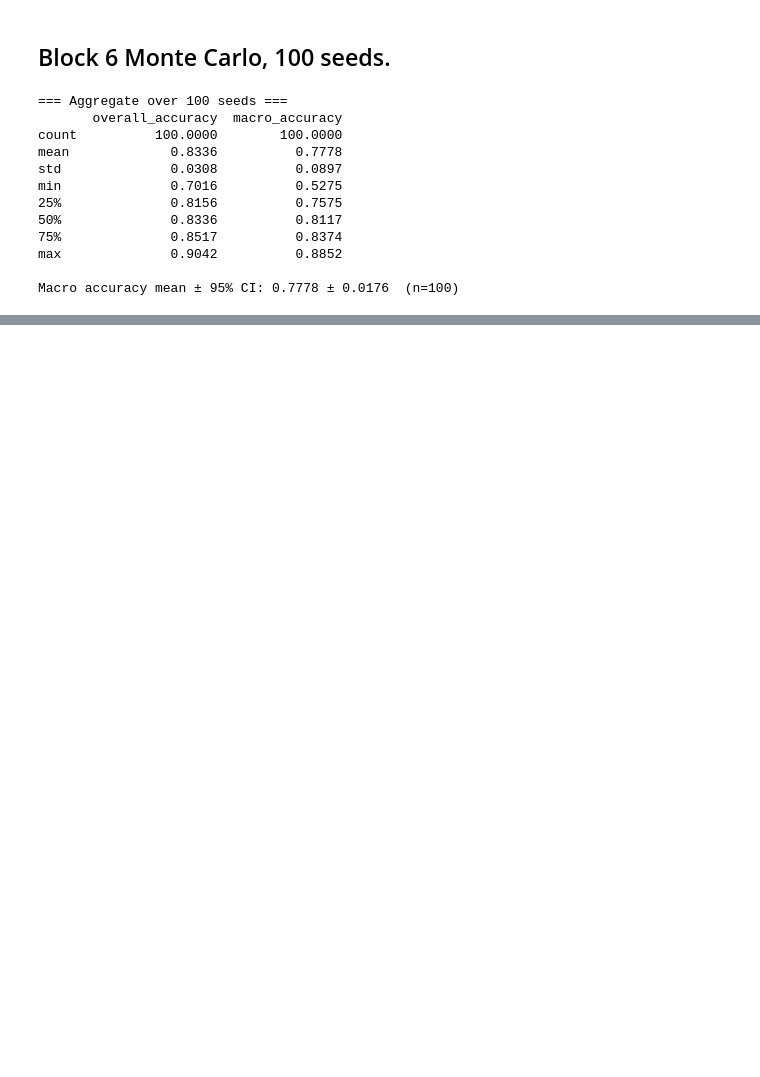
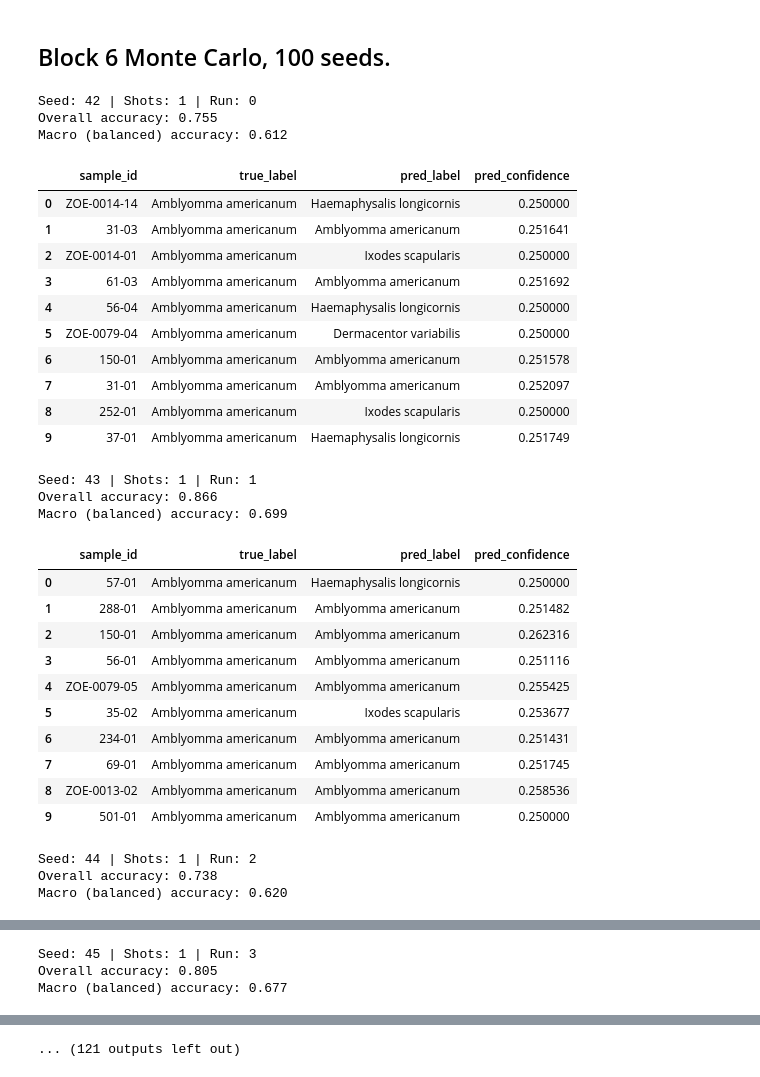
Before and after one commit to jjivandas/tick_classification_project, a Jupyter notebook: notebooks/03_finetuning_svm.ipynb, the cells around one changed output, grey strips where cells are left out. Saved outputs shown, nothing was run; the diff lists cells and outputs as text; code cells hidden in the pictures; blank space fills up the shorter version.

```diff
--- a/notebooks/03_finetuning_svm.ipynb
+++ b/notebooks/03_finetuning_svm.ipynb
@@ -475,10 +475,8 @@ Confusion table (counts) — 5-shot, run=0
 # %% [markdown]
 ## Block 6 Monte Carlo, 100 seeds.
 # %%
-# === Block 6 — Monte Carlo sweep (shots × 100 runs), append to MASTER (no plots) ===
+# === Block 6 — Monte Carlo sweep (shots × RUNS), append to MASTER (no plots) ===
 # Assumes Blocks 0–5 are loaded.
-# Uses: SHOT_LEVELS, RUN_IDS, seed_for, split_once, train_predict_collect, MASTER,
-#       by_species, included_species
 
 from tqdm import tqdm
 import traceback
@@ -490,17 +488,16 @@ PREVIEW_PLOTS, SAVE_PLOTS = False, False
 failed_runs = []   # (shots, run_id, error_message)
 total_written = 0  # number of rows appended to MASTER in this sweep
 
-for shots in SHOT_LEVELS:                     # e.g., [1, 3, 5, 10]
-    pbar = tqdm(RUN_IDS, desc=f"{shots}-shot runs", leave=True)
-    for run_id in pbar:                       # 0..99
-        seed = seed_for(shots, run_id)        # nested policy: seed == run_id
+for shots in SHOTS:                             # e.g., [1, 3, 5, 10]
+    pbar = tqdm(range(RUNS), desc=f"{shots}-shot runs", leave=True)
+    for run_id in pbar:                         # 0..RUNS-1
+        seed = seed_for(shots, run_id)          # our policy: seed == BASE_SEED + run_id
 
         try:
             # 1) Split
-            train_pairs, test_pairs, split_counts = split_once(
+            train_pairs, test_pairs, split_counts, n_test_run = split_once(
                 by_species, included_species, k=shots, seed=seed
             )
-            n_test_run = len(test_pairs)
 
             # 2) Train + predict + collect rows for MASTER
             pred_rows, per_class_df, macro_acc, overall_acc, y_true, y_pred = train_predict_collect(
@@ -515,57 +512,76 @@ for shots in SHOT_LEVELS:                     # e.g., [1, 3, 5, 10]
             write_header = not MASTER.exists()
 
             if not write_header:
-                keys_existing = pd.read_csv(MASTER, usecols=["shots","run_id","sample_id"])
+                keys_existing = pd.read_csv(MASTER, usecols=["shots", "run_id", "sample_id"])
                 merged = df_run.merge(keys_existing.assign(_exists=1),
-                                      on=["shots","run_id","sample_id"], how="left")
+                                      on=["shots", "run_id", "sample_id"], how="left")
                 df_run = merged[merged["_exists"].isna()].drop(columns=["_exists"])
 
             if len(df_run) > 0:
                 df_run.to_csv(MASTER, mode="a", header=write_header, index=False)
                 total_written += len(df_run)
 
-            # update tqdm postfix sparsely
-            pbar.set_postfix(rows_written=len(df_run), macro=f"{macro_acc:.3f}", overall=f"{overall_acc:.3f}")
+            # Update tqdm summary
+            pbar.set_postfix(rows_written=len(df_run),
+                             macro=f"{macro_acc:.3f}", overall=f"{overall_acc:.3f}")
 
         except Exception as e:
             failed_runs.append((shots, run_id, str(e)))
-            # keep going; print a terse one-line error to console
             print(f"[ERROR] shots={shots} run_id={run_id} | {e}")
-            # Uncomment to see full trace while debugging:
+            # For deep debugging, uncomment:
             # traceback.print_exc()
 
-# restore flags
+# Restore flags
 PREVIEW_PLOTS, SAVE_PLOTS = _PREV, _SAVE
 
 # --- Sweep summary + sanity checks ---
 print("\n=== Block 6 sweep complete ===")
 print(f"Total rows appended to MASTER in this sweep: {total_written}")
 if len(failed_runs):
     print(f"Failures: {len(failed_runs)}")
     for shots, run_id, msg in failed_runs[:10]:
         print(f"  shots={shots} run_id={run_id} -> {msg}")
     if len(failed_runs) > 10:
         print("  ... (truncated)")
 
 # Quick duplicate sanity check on keys
 try:
-    _keys = pd.read_csv(MASTER, usecols=["shots","run_id","sample_id"])
-    n_dupes = _keys.duplicated(subset=["shots","run_id","sample_id"]).sum()
+    _keys = pd.read_csv(MASTER, usecols=["shots", "run_id", "sample_id"])
+    n_dupes = _keys.duplicated(subset=["shots", "run_id", "sample_id"]).sum()
     print(f"Duplicate rows in MASTER on (shots, run_id, sample_id): {n_dupes}")
 except Exception as e:
     print(f"[WARN] Could not run duplicate check: {e}")
 
 print("MASTER at:", MASTER.resolve())
 # %% [output]
-=== Aggregate over 100 seeds ===
-       overall_accuracy  macro_accuracy
-count          100.0000        100.0000
-mean             0.8336          0.7778
-std              0.0308          0.0897
-min              0.7016          0.5275
-25%              0.8156          0.7575
-50%              0.8336          0.8117
-75%              0.8517          0.8374
-max              0.9042          0.8852
-
-Macro accuracy mean ± 95% CI: 0.7778 ± 0.0176  (n=100)
+Seed: 42 | Shots: 1 | Run: 0
+Overall accuracy: 0.755
+Macro (balanced) accuracy: 0.612
+|  | sample_id | true_label | pred_label | pred_confidence |
+| 0 | ZOE-0014-14 | Amblyomma americanum | Haemaphysalis longicornis | 0.250000 |
+| 1 | 31-03 | Amblyomma americanum | Amblyomma americanum | 0.251641 |
+| 2 | ZOE-0014-01 | Amblyomma americanum | Ixodes scapularis | 0.250000 |
+| 3 | 61-03 | Amblyomma americanum | Amblyomma americanum | 0.251692 |
+| 4 | 56-04 | Amblyomma americanum | Haemaphysalis longicornis | 0.250000 |
+| 5 | ZOE-0079-04 | Amblyomma americanum | Dermacentor variabilis | 0.250000 |
+| 6 | 150-01 | Amblyomma americanum | Amblyomma americanum | 0.251578 |
+| 7 | 31-01 | Amblyomma americanum | Amblyomma americanum | 0.252097 |
+| 8 | 252-01 | Amblyomma americanum | Ixodes scapularis | 0.250000 |
+| 9 | 37-01 | Amblyomma americanum | Haemaphysalis longicornis | 0.251749 |
+Seed: 43 | Shots: 1 | Run: 1
+Overall accuracy: 0.866
+Macro (balanced) accuracy: 0.699
+|  | sample_id | true_label | pred_label | pred_confidence |
+| 0 | 57-01 | Amblyomma americanum | Haemaphysalis longicornis | 0.250000 |
+| 1 | 288-01 | Amblyomma americanum | Amblyomma americanum | 0.251482 |
+| 2 | 150-01 | Amblyomma americanum | Amblyomma americanum | 0.262316 |
+| 3 | 56-01 | Amblyomma americanum | Amblyomma americanum | 0.251116 |
+| 4 | ZOE-0079-05 | Amblyomma americanum | Amblyomma americanum | 0.255425 |
+| 5 | 35-02 | Amblyomma americanum | Ixodes scapularis | 0.253677 |
+| 6 | 234-01 | Amblyomma americanum | Amblyomma americanum | 0.251431 |
+| 7 | 69-01 | Amblyomma americanum | Amblyomma americanum | 0.251745 |
+| 8 | ZOE-0013-02 | Amblyomma americanum | Amblyomma americanum | 0.258536 |
+| 9 | 501-01 | Amblyomma americanum | Amblyomma americanum | 0.250000 |
+Seed: 44 | Shots: 1 | Run: 2
+Overall accuracy: 0.738
+Macro (balanced) accuracy: 0.620
@@ -571,0 +599,3 @@ Macro accuracy mean ± 95% CI: 0.7778 ± 0.0176  (n=100)
+Seed: 45 | Shots: 1 | Run: 3
+Overall accuracy: 0.805
+Macro (balanced) accuracy: 0.677
@@ -571,0 +641 @@ Macro accuracy mean ± 95% CI: 0.7778 ± 0.0176  (n=100)
+... (121 outputs left out)
```
Also changed, not shown: parts of 9 cells of this notebook, 7 other files.
